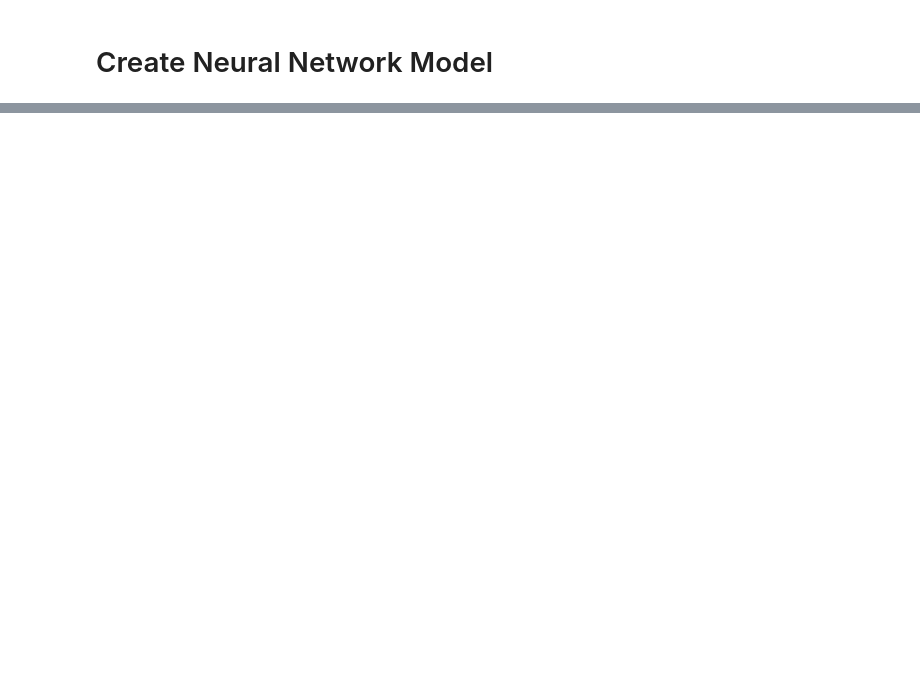
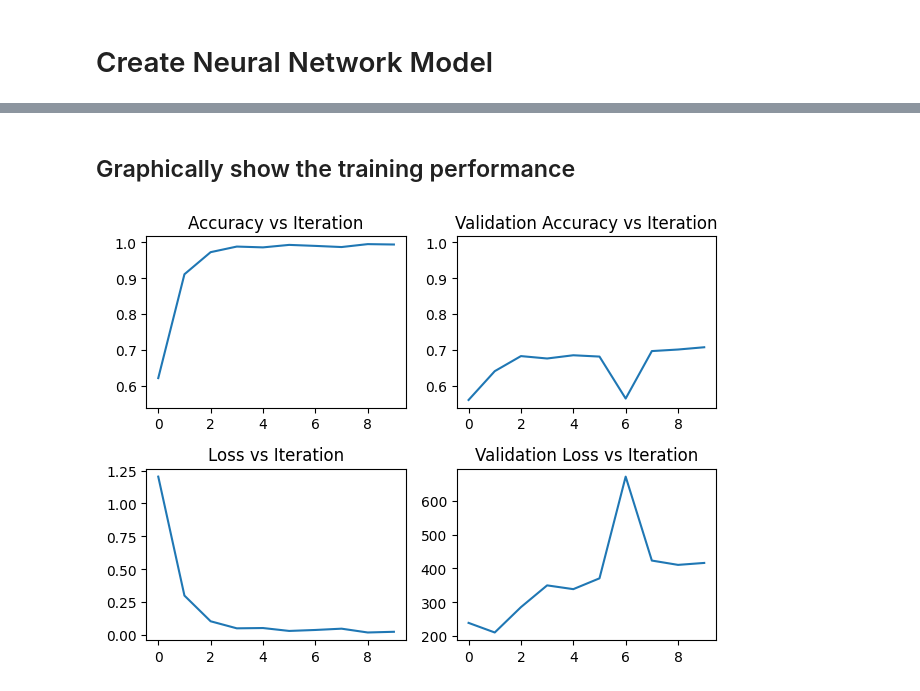
Before and after one commit to AhmadJanjua/Vegetable_Classifier, a Jupyter notebook: Veggie_CNN.ipynb, the cells around one changed output, grey strips where cells are left out. Drawn from its saved outputs; the diff is of its cells as text; code cells hidden in the pictures; blank space fills up the shorter version.

```diff
--- a/Veggie_CNN.ipynb
+++ b/Veggie_CNN.ipynb
@@ -87,0 +167,10 @@ plt.show()
+# %%
+# configure the model for training
+model.compile(optimizer='adam',
+              loss='categorical_crossentropy',
+              metrics=['accuracy'])
+
+# train the model and save the history of training
+history = model.fit(train_img, train_one_hot,
+                    validation_data=(valid_img, valid_one_hot),
+                    epochs=10)
@@ -87,0 +198,26 @@ plt.show()
+# %% [markdown]
+## Graphically show the training performance
+# %%
+fig, axs = plt.subplots(2,2)
+
+# Create accuracy plot
+axs[0][0].plot(history.history['accuracy'])
+axs[0][0].set_title("Accuracy vs Iteration")
+
+# Create Validation Accuracy plot
+axs[0][1].plot(history.history['val_accuracy'])
+axs[0][1].set_title("Validation Accuracy vs Iteration")
+
+axs[0][1].get_shared_y_axes().join(axs[0][1], axs[0][0])
+
+# Create loss plot
+axs[1][0].plot(history.history['loss'])
+axs[1][0].set_title("Loss vs Iteration")
+
+# Create Validation loss plot
+axs[1][1].plot(history.history['val_loss'])
+axs[1][1].set_title("Validation Loss vs Iteration")
+
+fig.tight_layout()
+# %% [output]
+[figure, added]
```
Also changed, not shown: parts of 12 cells of this notebook.
